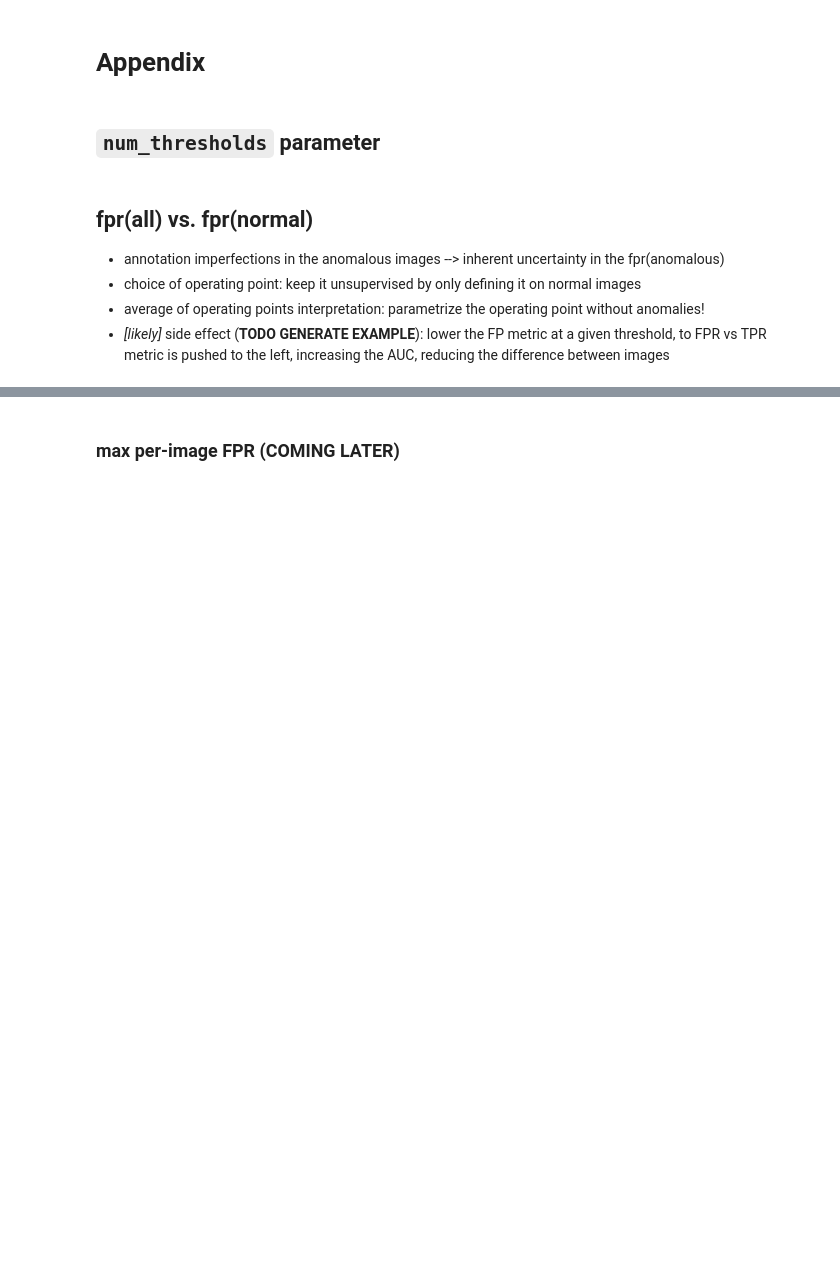
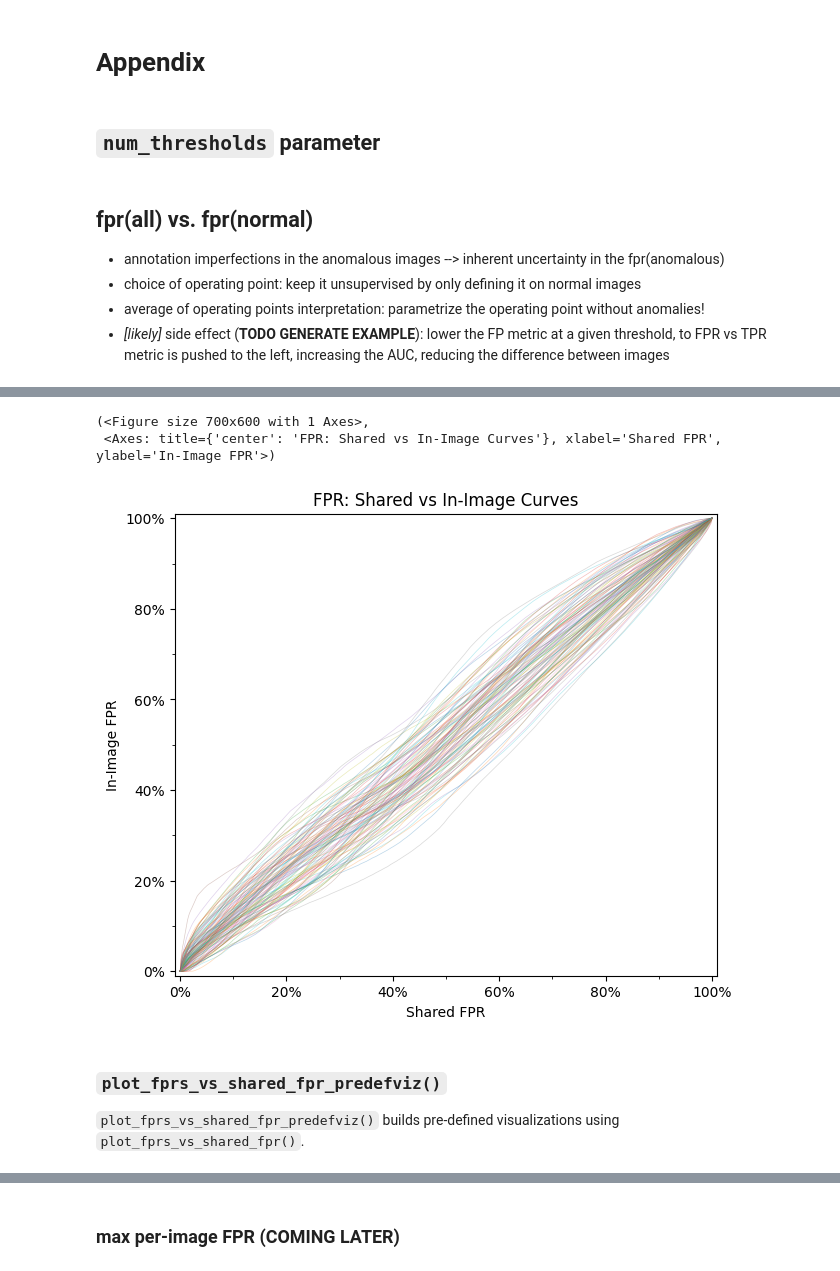
Before and after one commit to jpcbertoldo/anomalib, a Jupyter notebook: notebooks/500_use_cases/502_perimg_metrics.ipynb, the cells around one changed output, grey strips where cells are left out. Saved outputs shown, nothing was run; the diff lists cells and outputs as text; code cells hidden in the pictures; blank space fills up the shorter version.

Commit message:
correct plot bug and update demo ipynb

```diff
--- a/notebooks/500_use_cases/502_perimg_metrics.ipynb
+++ b/notebooks/500_use_cases/502_perimg_metrics.ipynb
@@ -414,0 +416,9 @@ axes[0, 0].axis("off")
+# %%
+from anomalib.utils.metrics.perimg import PImO
+
+pimo = PImO(num_thresholds=1000, fpr_auc_ubound=0.03)
+pimo.cpu()
+pimo.update(anomaly_maps, masks)
+
+_, fprs, shared_fpr, __, image_classes = pimo.compute()
+print(f"{fprs.shape=}\n{shared_fpr.shape=}\n{image_classes.shape=}")
@@ -414,0 +435,13 @@ axes[0, 0].axis("off")
+# %%
+from anomalib.utils.metrics.perimg.pimo import plot_fprs_vs_shared_fpr
+
+# the function `plot_fprs_vs_shared_fpr()` provides a way to plot the FPRs of each image as a function of the shared FPR
+plot_fprs_vs_shared_fpr(fprs, shared_fpr, image_classes)
+# %% [output]
+(<Figure size 700x600 with 1 Axes>,
+ <Axes: title={'center': 'FPR: Shared vs In-Image Curves'}, xlabel='Shared FPR', ylabel='In-Image FPR'>)
+[figure, added]
+# %% [markdown]
+### `plot_fprs_vs_shared_fpr_predefviz()`
+
+`plot_fprs_vs_shared_fpr_predefviz()` builds pre-defined visualizations using `plot_fprs_vs_shared_fpr()`.
```
Also changed, not shown: parts of 25 cells of this notebook, 1 other file.
